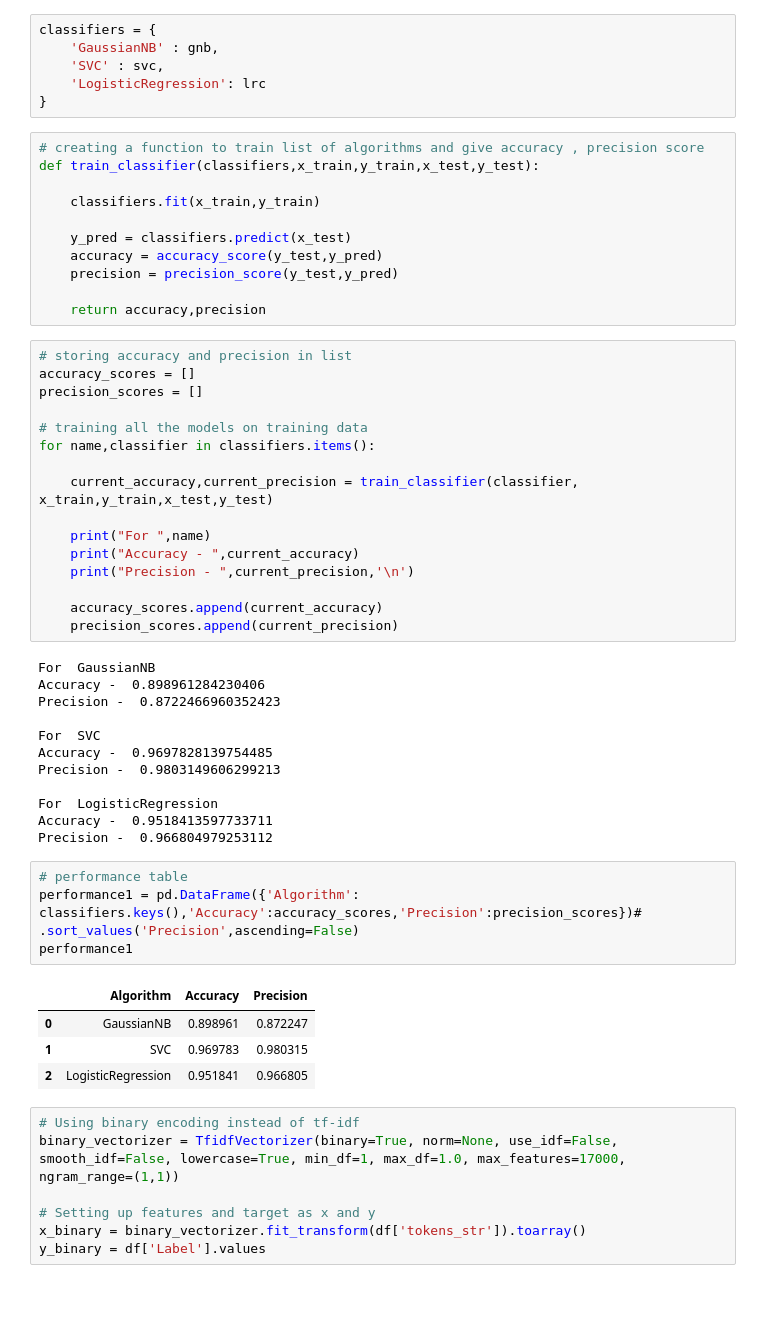
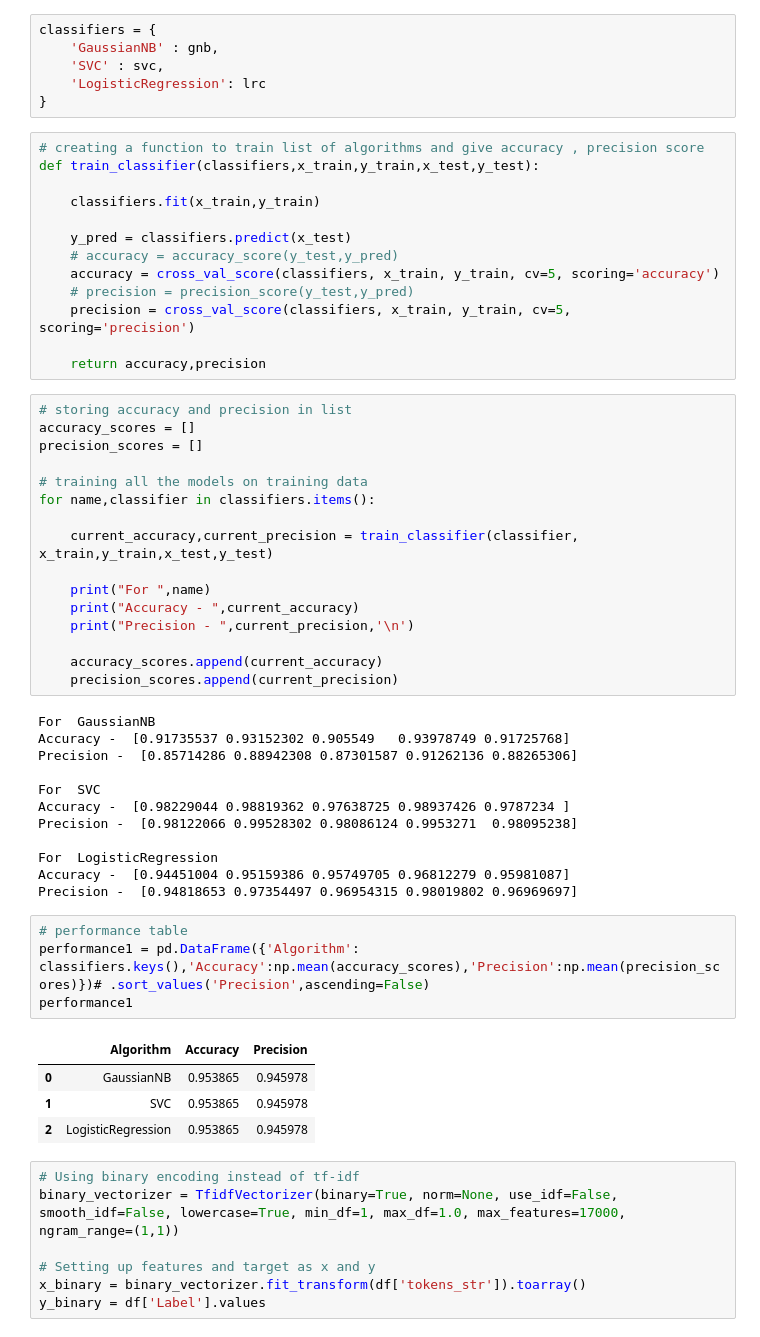
Before and after one commit to OliviaLiu417/EmailClassfication, a Jupyter notebook: Copy_1_of_vioviov_project.ipynb, the cells around one changed output. Cells and saved outputs as stored; diff of their text form; blank space fills up the shorter version.

```diff
--- a/Copy_1_of_vioviov_project.ipynb
+++ b/Copy_1_of_vioviov_project.ipynb
@@ -213,8 +213,10 @@ def train_classifier(classifiers,x_train,y_train,x_test,y_test):
     classifiers.fit(x_train,y_train)
 
     y_pred = classifiers.predict(x_test)
-    accuracy = accuracy_score(y_test,y_pred)
-    precision = precision_score(y_test,y_pred)
+    # accuracy = accuracy_score(y_test,y_pred)
+    accuracy = cross_val_score(classifiers, x_train, y_train, cv=5, scoring='accuracy')
+    # precision = precision_score(y_test,y_pred)
+    precision = cross_val_score(classifiers, x_train, y_train, cv=5, scoring='precision')
 
     return accuracy,precision
 # %%
@@ -235,25 +237,25 @@ for name,classifier in classifiers.items():
     precision_scores.append(current_precision)
 # %% [output]
 For  GaussianNB
-Accuracy -  0.898961284230406
-Precision -  0.8722466960352423
+Accuracy -  [0.91735537 0.93152302 0.905549   0.93978749 0.91725768]
+Precision -  [0.85714286 0.88942308 0.87301587 0.91262136 0.88265306]
 
 For  SVC
-Accuracy -  0.9697828139754485
-Precision -  0.9803149606299213
+Accuracy -  [0.98229044 0.98819362 0.97638725 0.98937426 0.9787234 ]
+Precision -  [0.98122066 0.99528302 0.98086124 0.9953271  0.98095238]
 
 For  LogisticRegression
-Accuracy -  0.9518413597733711
-Precision -  0.966804979253112
+Accuracy -  [0.94451004 0.95159386 0.95749705 0.96812279 0.95981087]
+Precision -  [0.94818653 0.97354497 0.96954315 0.98019802 0.96969697]
 # %%
 # performance table
-performance1 = pd.DataFrame({'Algorithm': classifiers.keys(),'Accuracy':accuracy_scores,'Precision':precision_scores})# .sort_values('Precision',ascending=False)
+performance1 = pd.DataFrame({'Algorithm': classifiers.keys(),'Accuracy':np.mean(accuracy_scores),'Precision':np.mean(precision_scores)})# .sort_values('Precision',ascending=False)
 performance1
 # %% [output]
 |  | Algorithm | Accuracy | Precision |
-| 0 | GaussianNB | 0.898961 | 0.872247 |
-| 1 | SVC | 0.969783 | 0.980315 |
-| 2 | LogisticRegression | 0.951841 | 0.966805 |
+| 0 | GaussianNB | 0.953865 | 0.945978 |
+| 1 | SVC | 0.953865 | 0.945978 |
+| 2 | LogisticRegression | 0.953865 | 0.945978 |
 # %%
 # Using binary encoding instead of tf-idf
 binary_vectorizer = TfidfVectorizer(binary=True, norm=None, use_idf=False, smooth_idf=False, lowercase=True, min_df=1, max_df=1.0, max_features=17000, ngram_range=(1,1))
```
Also changed, not shown: parts of 5 cells of this notebook.
